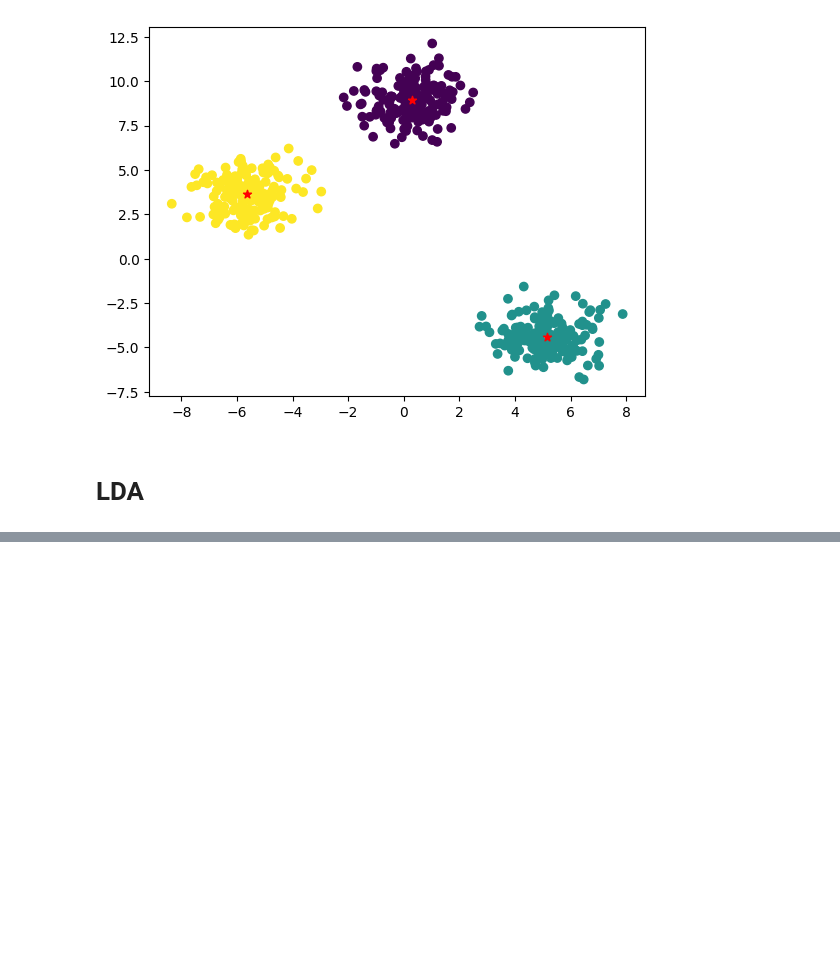
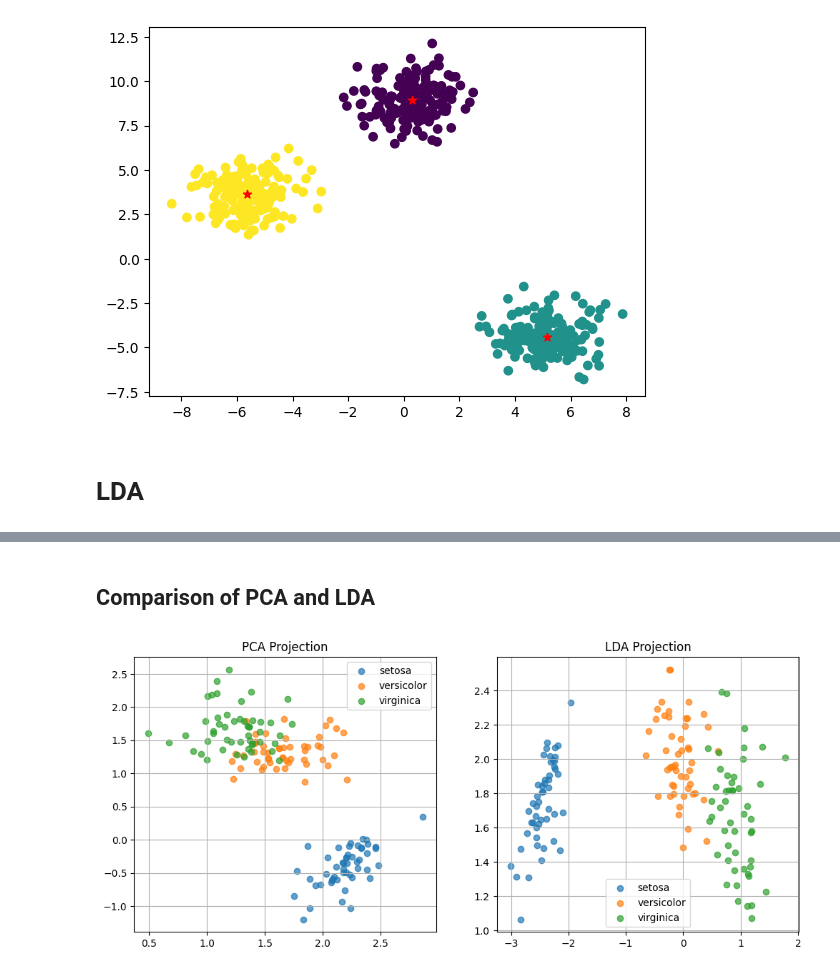
Before and after one commit to Aayush0966/machine-learning, a Jupyter notebook: LinearModels.ipynb, the cells around one changed output, grey strips where cells are left out. Saved outputs shown, nothing was run; the diff lists cells and outputs as text; code cells hidden in the pictures; blank space fills up the shorter version.

Commit message:
implemented LDA and its comparison with PCA

```diff
--- a/LinearModels.ipynb
+++ b/LinearModels.ipynb
@@ -853,0 +889,34 @@ plt.show()
+# %% [markdown]
+## Comparison of PCA and LDA
+# %%
+import matplotlib.pyplot as plt
+from sklearn import datasets
+from MyModels import PCA, LDA
+
+iris = datasets.load_iris()
+X = iris.data
+y = iris.target
+target_names = iris.target_names
+pca = PCA(num_components=2)
+pca.fit(X)
+X_pca = pca.transform(X)
+lda = LDA(n_components=2)
+X_lda = lda.fit_transform(X, y)
+
+fig, axes = plt.subplots(1, 2, figsize=(12,5))
+
+for t, color in zip(np.unique(y), ['r', 'g', 'b']):
+    axes[0].scatter(X_pca[y==t, 0], X_pca[y==t, 1], label=target_names[t], alpha=0.7)
+axes[0].set_title('PCA Projection')
+axes[0].legend()
+axes[0].grid(True)
+
+for t, color in zip(np.unique(y), ['r', 'g', 'b']):
+    axes[1].scatter(X_lda[y==t, 0], X_lda[y==t, 1], label=target_names[t], alpha=0.7)
+axes[1].set_title('LDA Projection')
+axes[1].legend()
+axes[1].grid(True)
+
+plt.show()
+# %% [output]
+[figure, added]
```
Also changed, not shown: parts of 2 cells of this notebook, 1 other file.
